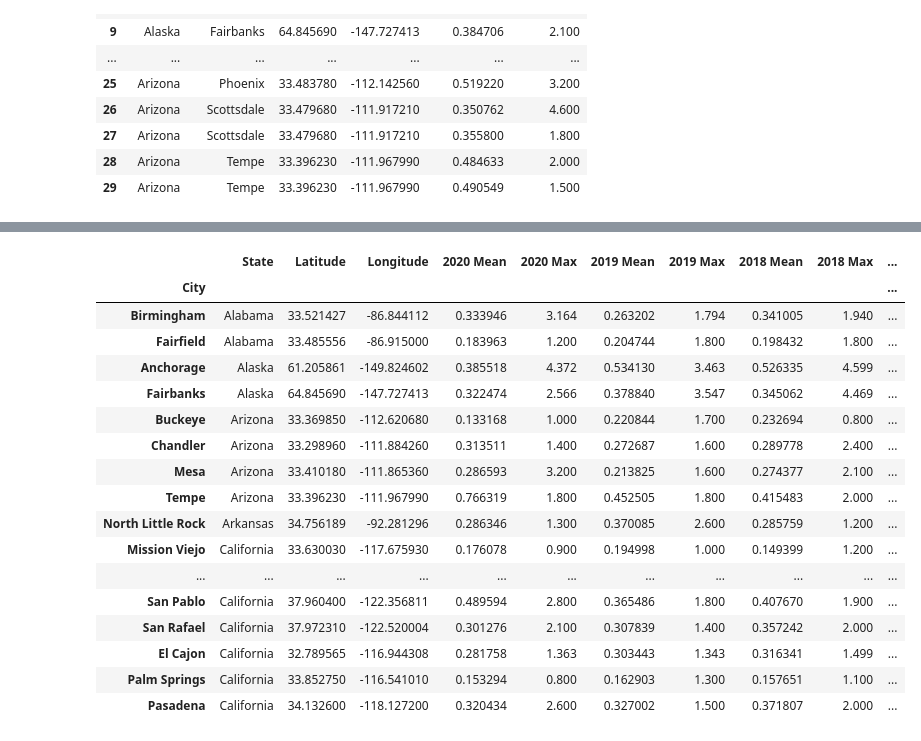
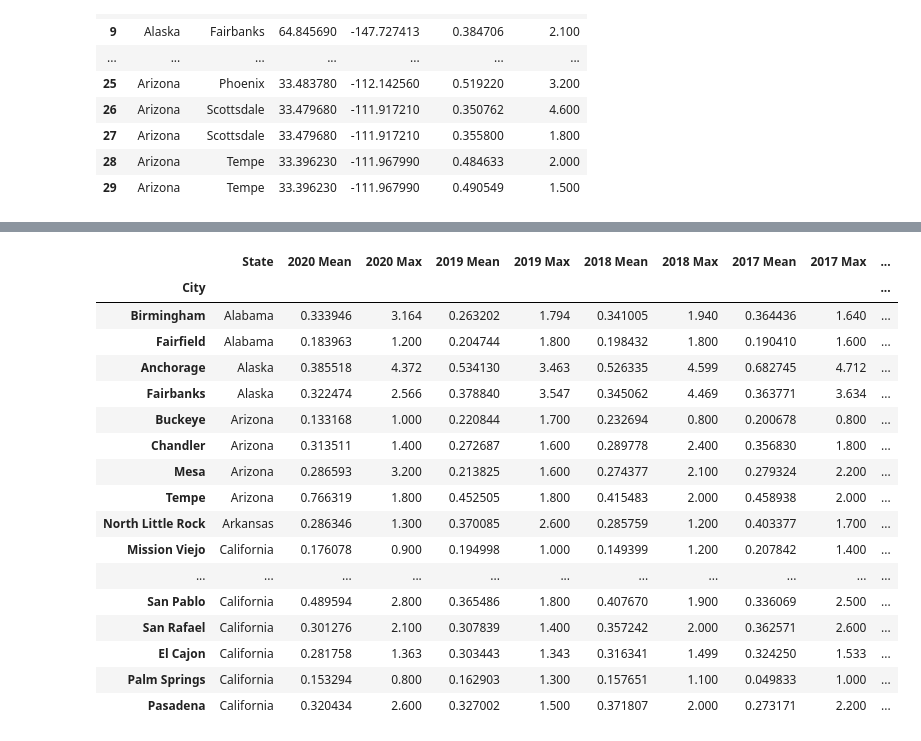
Before and after one commit to Mitchemoto/project-1-, a Jupyter notebook: environment_api_project.ipynb, the cells around one changed output, grey strips where cells are left out. Cells and saved outputs as stored; diff of their text form; code cells hidden in the pictures.

Commit message:
reindexed 5 year data set

```diff
--- a/environment_api_project.ipynb
+++ b/environment_api_project.ipynb
@@ -526,37 +541,42 @@ states16_grouped=states_16_df.groupby('City').first()
 # %%
 #merge the data frames
 pol_merge_19_20=states20_grouped.merge(states19_grouped,how='outer',on=['City','State','Latitude','Longitude'])
 pol_merge_19_20=pol_merge_19_20.rename(columns={'Mean Value_x':'2020 Mean','Max Value_x':'2020 Max','Mean Value_y':'2019 Mean','Max Value_y':'2019 Max'})
 pol_merge_18_20=pol_merge_19_20.merge(states18_grouped,how='outer',on=['City','State','Latitude','Longitude'])
 pol_merge_18_20=pol_merge_18_20.rename(columns={'Mean Value':'2018 Mean','Max Value':'2018 Max'})
 pol_merge_17_20=pol_merge_18_20.merge(states17_grouped,how='outer',on=['City','State','Latitude','Longitude'])
 pol_merge_17_20=pol_merge_17_20.rename(columns={'Mean Value':'2017 Mean','Max Value':'2017 Max'})
 pol_merge_16_20=pol_merge_17_20.merge(states16_grouped,how='outer',on=['City','State','Latitude','Longitude'])
 pol_merge_16_20=pol_merge_16_20.rename(columns={'Mean Value':'2016 Mean','Max Value':'2016 Max'})
 #sort resulted merged data frame by state to have cleaner look
 sorted_pol_merge=pol_merge_16_20.sort_values(by='State')
 #drop null values to not skew data set
 cleaned_sorted=sorted_pol_merge.dropna()
-cleaned_sorted.head(30)
+#drop lat and long, as not needed for further
+dropped_clean=cleaned_sorted.drop(labels=['Latitude','Longitude'],axis=1)
+#reindex to see line change in city
+columns=['City','State','2020 Max','2019 Max','2020 Max',,'2020 Mean','2019 Mean','2018 Mean','2017 Mean','2016 Mean']
+
+dropped_clean.head(30)
 # %% [output]
-|  | State | Latitude | Longitude | 2020 Mean | 2020 Max | 2019 Mean | 2019 Max | 2018 Mean | 2018 Max | ... |
+|  | State | 2020 Mean | 2020 Max | 2019 Mean | 2019 Max | 2018 Mean | 2018 Max | 2017 Mean | 2017 Max | ... |
 | City |  |  |  |  |  |  |  |  |  | ... |
-| Birmingham | Alabama | 33.521427 | -86.844112 | 0.333946 | 3.164 | 0.263202 | 1.794 | 0.341005 | 1.940 | ... |
-| Fairfield | Alabama | 33.485556 | -86.915000 | 0.183963 | 1.200 | 0.204744 | 1.800 | 0.198432 | 1.800 | ... |
-| Anchorage | Alaska | 61.205861 | -149.824602 | 0.385518 | 4.372 | 0.534130 | 3.463 | 0.526335 | 4.599 | ... |
-| Fairbanks | Alaska | 64.845690 | -147.727413 | 0.322474 | 2.566 | 0.378840 | 3.547 | 0.345062 | 4.469 | ... |
-| Buckeye | Arizona | 33.369850 | -112.620680 | 0.133168 | 1.000 | 0.220844 | 1.700 | 0.232694 | 0.800 | ... |
-| Chandler | Arizona | 33.298960 | -111.884260 | 0.313511 | 1.400 | 0.272687 | 1.600 | 0.289778 | 2.400 | ... |
-| Mesa | Arizona | 33.410180 | -111.865360 | 0.286593 | 3.200 | 0.213825 | 1.600 | 0.274377 | 2.100 | ... |
-| Tempe | Arizona | 33.396230 | -111.967990 | 0.766319 | 1.800 | 0.452505 | 1.800 | 0.415483 | 2.000 | ... |
-| North Little Rock | Arkansas | 34.756189 | -92.281296 | 0.286346 | 1.300 | 0.370085 | 2.600 | 0.285759 | 1.200 | ... |
-| Mission Viejo | California | 33.630030 | -117.675930 | 0.176078 | 0.900 | 0.194998 | 1.000 | 0.149399 | 1.200 | ... |
+| Birmingham | Alabama | 0.333946 | 3.164 | 0.263202 | 1.794 | 0.341005 | 1.940 | 0.364436 | 1.640 | ... |
+| Fairfield | Alabama | 0.183963 | 1.200 | 0.204744 | 1.800 | 0.198432 | 1.800 | 0.190410 | 1.600 | ... |
+| Anchorage | Alaska | 0.385518 | 4.372 | 0.534130 | 3.463 | 0.526335 | 4.599 | 0.682745 | 4.712 | ... |
+| Fairbanks | Alaska | 0.322474 | 2.566 | 0.378840 | 3.547 | 0.345062 | 4.469 | 0.363771 | 3.634 | ... |
+| Buckeye | Arizona | 0.133168 | 1.000 | 0.220844 | 1.700 | 0.232694 | 0.800 | 0.200678 | 0.800 | ... |
+| Chandler | Arizona | 0.313511 | 1.400 | 0.272687 | 1.600 | 0.289778 | 2.400 | 0.356830 | 1.800 | ... |
+| Mesa | Arizona | 0.286593 | 3.200 | 0.213825 | 1.600 | 0.274377 | 2.100 | 0.279324 | 2.200 | ... |
+| Tempe | Arizona | 0.766319 | 1.800 | 0.452505 | 1.800 | 0.415483 | 2.000 | 0.458938 | 2.000 | ... |
+| North Little Rock | Arkansas | 0.286346 | 1.300 | 0.370085 | 2.600 | 0.285759 | 1.200 | 0.403377 | 1.700 | ... |
+| Mission Viejo | California | 0.176078 | 0.900 | 0.194998 | 1.000 | 0.149399 | 1.200 | 0.207842 | 1.400 | ... |
 | ... | ... | ... | ... | ... | ... | ... | ... | ... | ... | ... |
-| San Pablo | California | 37.960400 | -122.356811 | 0.489594 | 2.800 | 0.365486 | 1.800 | 0.407670 | 1.900 | ... |
-| San Rafael | California | 37.972310 | -122.520004 | 0.301276 | 2.100 | 0.307839 | 1.400 | 0.357242 | 2.000 | ... |
-| El Cajon | California | 32.789565 | -116.944308 | 0.281758 | 1.363 | 0.303443 | 1.343 | 0.316341 | 1.499 | ... |
-| Palm Springs | California | 33.852750 | -116.541010 | 0.153294 | 0.800 | 0.162903 | 1.300 | 0.157651 | 1.100 | ... |
-| Pasadena | California | 34.132600 | -118.127200 | 0.320434 | 2.600 | 0.327002 | 1.500 | 0.371807 | 2.000 | ... |
+| San Pablo | California | 0.489594 | 2.800 | 0.365486 | 1.800 | 0.407670 | 1.900 | 0.336069 | 2.500 | ... |
+| San Rafael | California | 0.301276 | 2.100 | 0.307839 | 1.400 | 0.357242 | 2.000 | 0.362571 | 2.600 | ... |
+| El Cajon | California | 0.281758 | 1.363 | 0.303443 | 1.343 | 0.316341 | 1.499 | 0.324250 | 1.533 | ... |
+| Palm Springs | California | 0.153294 | 0.800 | 0.162903 | 1.300 | 0.157651 | 1.100 | 0.049833 | 1.000 | ... |
+| Pasadena | California | 0.320434 | 2.600 | 0.327002 | 1.500 | 0.371807 | 2.000 | 0.273171 | 2.200 | ... |
 # %%
 #generage scatter plot of mean v max values
 
```
Also changed, not shown: parts of 3 cells of this notebook.
